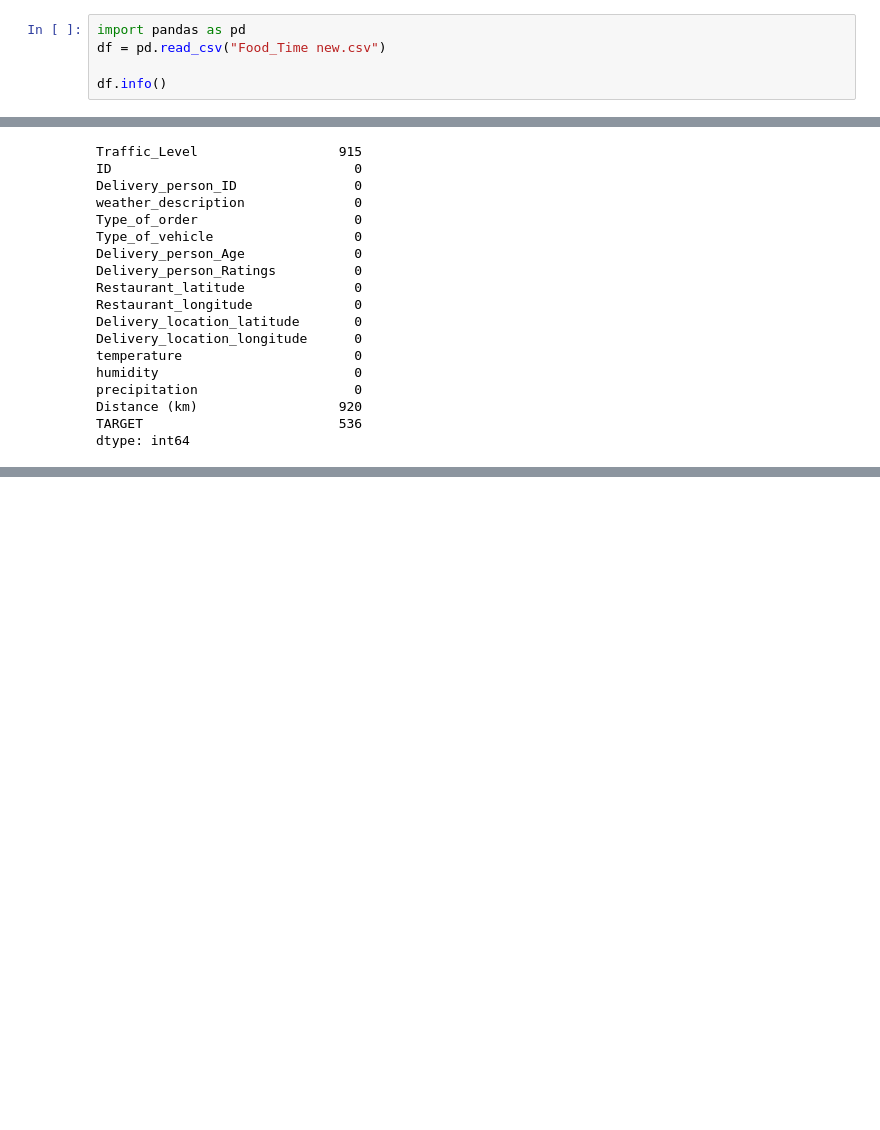
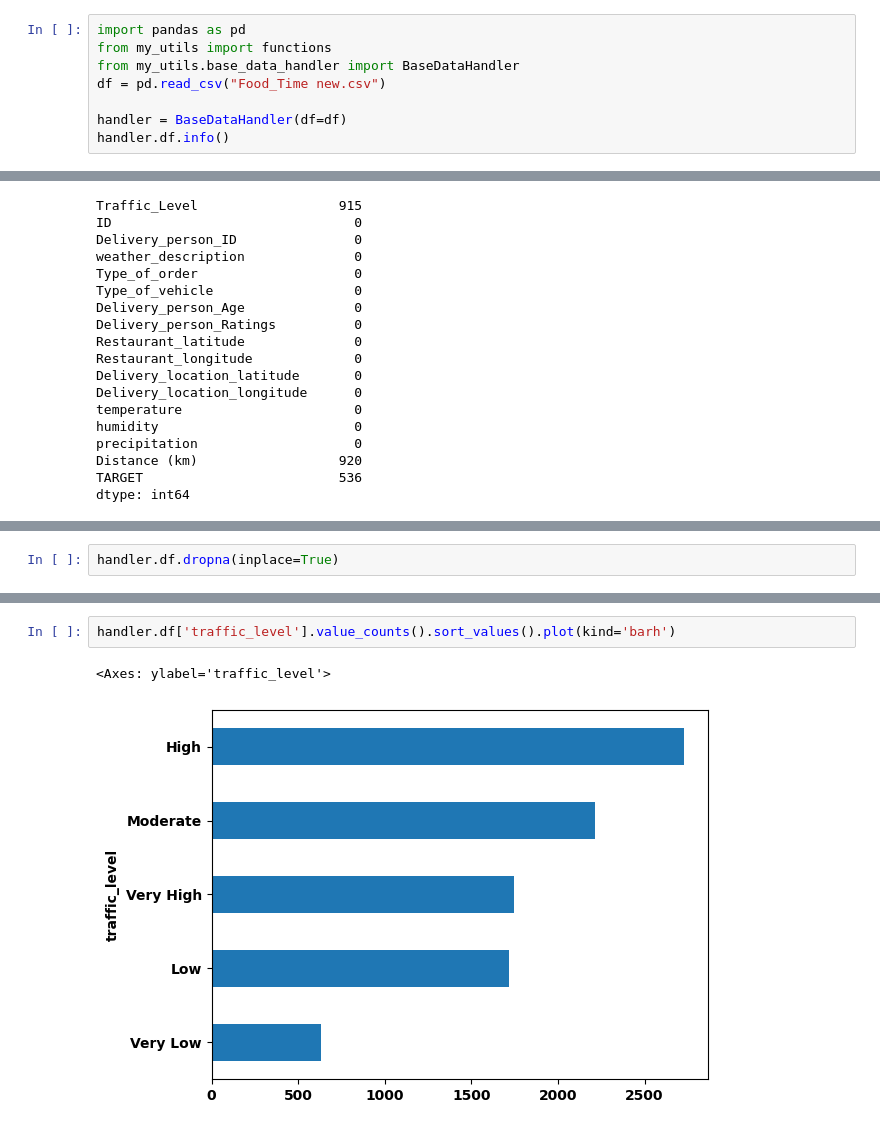
Before and after one commit to McNuggetsIT/FoodDeliveryTime, a Jupyter notebook: Fdt.ipynb, the cells around one changed output, grey strips where cells are left out. Saved outputs shown, nothing was run; the diff lists cells and outputs as text; blank space fills up the shorter version.

```diff
--- a/Fdt.ipynb
+++ b/Fdt.ipynb
@@ -1,8 +1,11 @@
 # %%
 import pandas as pd
+from my_utils import functions
+from my_utils.base_data_handler import BaseDataHandler
 df = pd.read_csv("Food_Time new.csv")
 
-df.info()
+handler = BaseDataHandler(df=df)
+handler.df.info()
 # %% [output]
 <class 'pandas.core.frame.DataFrame'>
 RangeIndex: 10000 entries, 0 to 9999
@@ -231,0 +128,2 @@ plt.show()
+# %%
+handler.df.dropna(inplace=True)
@@ -231,0 +171,5 @@ plt.show()
+# %%
+handler.df['traffic_level'].value_counts().sort_values().plot(kind='barh')
+# %% [output]
+<Axes: ylabel='traffic_level'>
+[figure, added]
```
Also changed, not shown: parts of 29 cells of this notebook, 1 other file.
